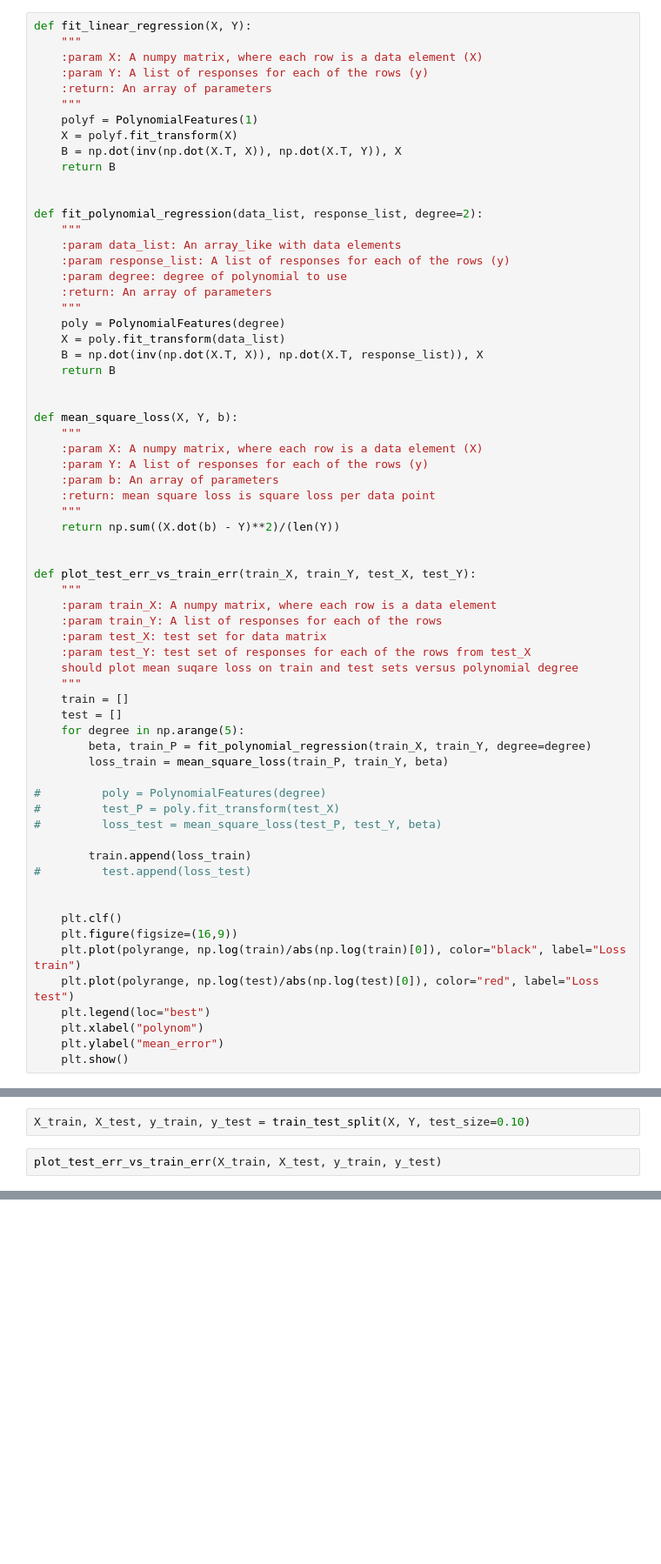
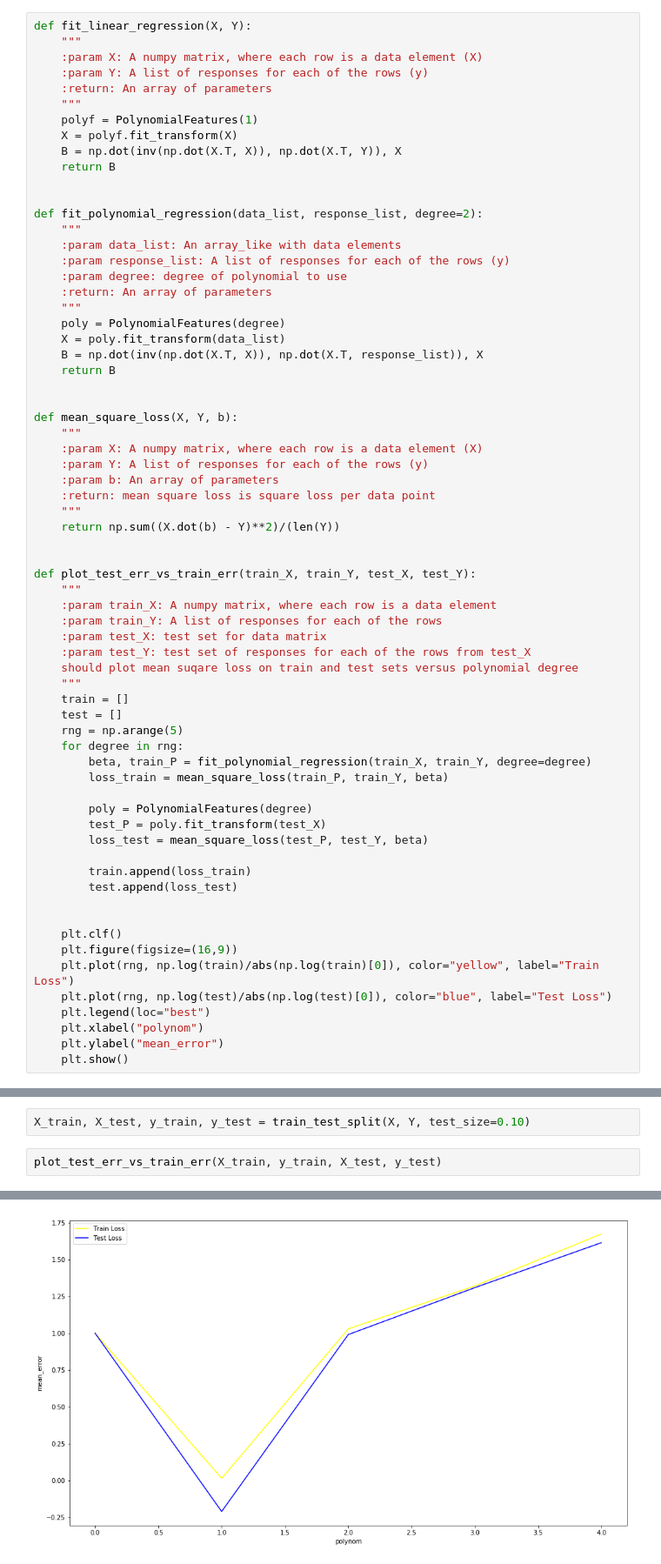
Before and after one commit to ghkaren/ml_course, a Jupyter notebook: ML/Lecture 1/lecture1.ipynb, the cells around one changed output, grey strips where cells are left out. Shown at 87% size. Saved outputs shown, nothing was run; the diff lists cells and outputs as text; blank space fills up the shorter version.

```diff
--- a/ML/Lecture 1/lecture1.ipynb
+++ b/ML/Lecture 1/lecture1.ipynb
@@ -106,22 +106,23 @@ def plot_test_err_vs_train_err(train_X, train_Y, test_X, test_Y):
     """
     train = []
     test = []
-    for degree in np.arange(5):
+    rng = np.arange(5)
+    for degree in rng:
         beta, train_P = fit_polynomial_regression(train_X, train_Y, degree=degree)
         loss_train = mean_square_loss(train_P, train_Y, beta)
 
-#         poly = PolynomialFeatures(degree)
-#         test_P = poly.fit_transform(test_X)
-#         loss_test = mean_square_loss(test_P, test_Y, beta)
+        poly = PolynomialFeatures(degree)
+        test_P = poly.fit_transform(test_X)
+        loss_test = mean_square_loss(test_P, test_Y, beta)
 
         train.append(loss_train)
-#         test.append(loss_test)
+        test.append(loss_test)
 
 
     plt.clf()
     plt.figure(figsize=(16,9))
-    plt.plot(polyrange, np.log(train)/abs(np.log(train)[0]), color="black", label="Loss train")
-    plt.plot(polyrange, np.log(test)/abs(np.log(test)[0]), color="red", label="Loss test")
+    plt.plot(rng, np.log(train)/abs(np.log(train)[0]), color="yellow", label="Train Loss")
+    plt.plot(rng, np.log(test)/abs(np.log(test)[0]), color="blue", label="Test Loss")
     plt.legend(loc="best")
     plt.xlabel("polynom")
     plt.ylabel("mean_error")
@@ -174,5 +164,5 @@ mean_square_loss(X_P_F, Y, poly_betas)
 # %%
 X_train, X_test, y_train, y_test = train_test_split(X, Y, test_size=0.10)
 # %%
-plot_test_err_vs_train_err(X_train, X_test, y_train, y_test)
+plot_test_err_vs_train_err(X_train, y_train, X_test, y_test)
 # %% [output]
@@ -179,0 +170 @@ ValueError: shapes (1,40) and (5,2) not aligned: 40 (dim 1) != 5 (dim 0)
+[figure, added]
```
Also changed, not shown: parts of 6 cells of this notebook.
